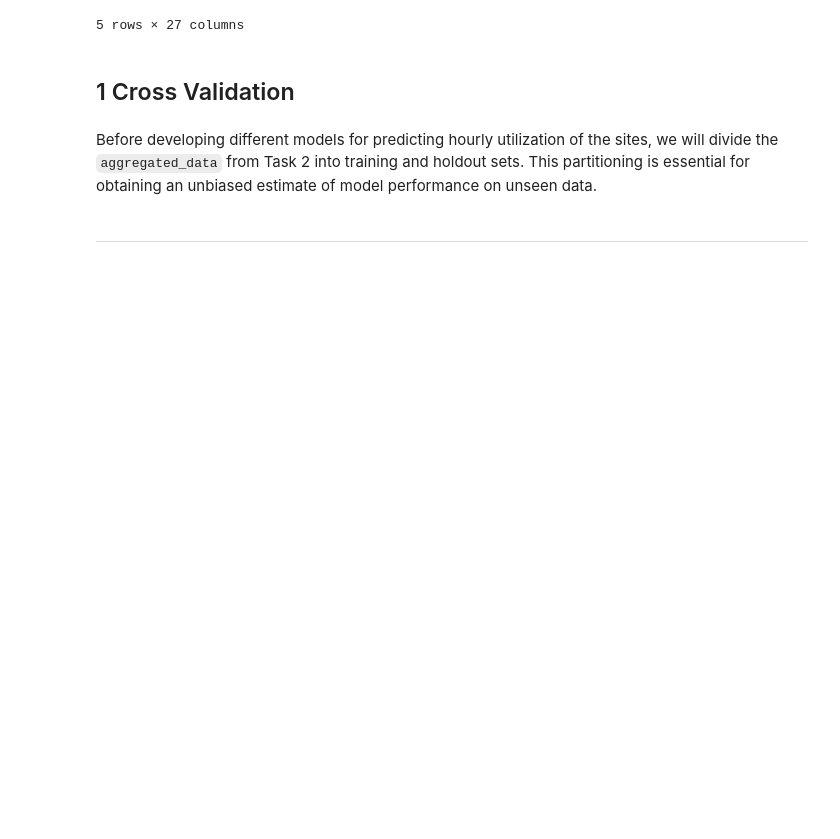
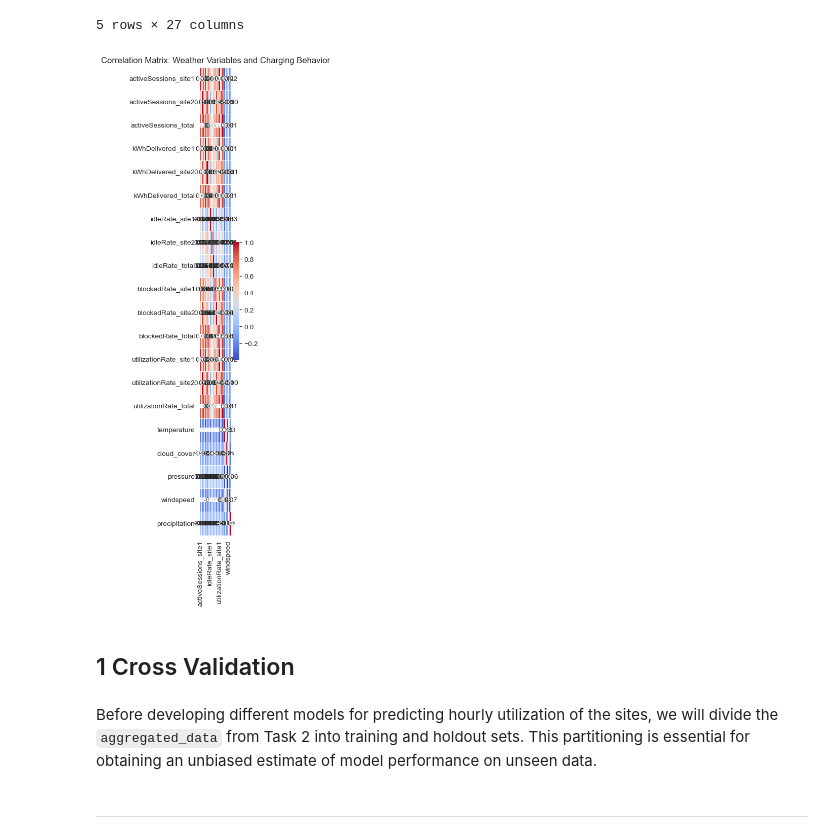
Before and after one commit to pmoll01/AA2024_Groupwork_DynamoData, a Jupyter notebook: Task_4.ipynb, the cells around one changed output. Cells and saved outputs as stored; diff of their text form; code cells hidden in the pictures; blank space fills up the shorter version.

```diff
--- a/Task_4.ipynb
+++ b/Task_4.ipynb
@@ -21,6 +21,20 @@ aggregated_data.head()
 | 2018-04-25 07:00:00-07:00 | 0 | 0.0 | 0.0 | 0.0 | 0.0 | ... |
 | 2018-04-25 08:00:00-07:00 | 0 | 0.0 | 0.0 | 0.0 | 0.0 | ... |
 5 rows × 27 columns
+# %%
+# Compute the correlation matrix
+correlation_matrix = aggregated_data[
+    ['activeSessions_site1', 'activeSessions_site2', 'activeSessions_total', 'kWhDelivered_site1', 'kWhDelivered_site2',
+     'kWhDelivered_total', 'idleRate_site1', 'idleRate_site2', 'idleRate_total', 'blockedRate_site1', 'blockedRate_site2', 'blockedRate_total', 'utilizationRate_site1', 'utilizationRate_site2', 'utilizationRate_total', 'temperature', 'cloud_cover',
+     'pressure', 'windspeed', 'precipitation']].corr()
+
+# Plot the correlation matrix as a heatmap
+plt.figure(figsize=(1, 12))
+sns.heatmap(correlation_matrix, annot=True, cmap='coolwarm', fmt='.2f', linewidths=0.5)
+plt.title('Correlation Matrix: Weather Variables and Charging Behavior')
+plt.show()
+# %% [output]
+[figure, added]
 # %% [markdown]
 ## 1 Cross Validation
 # %% [markdown]
```
Also changed, not shown: parts of 14 cells of this notebook.
